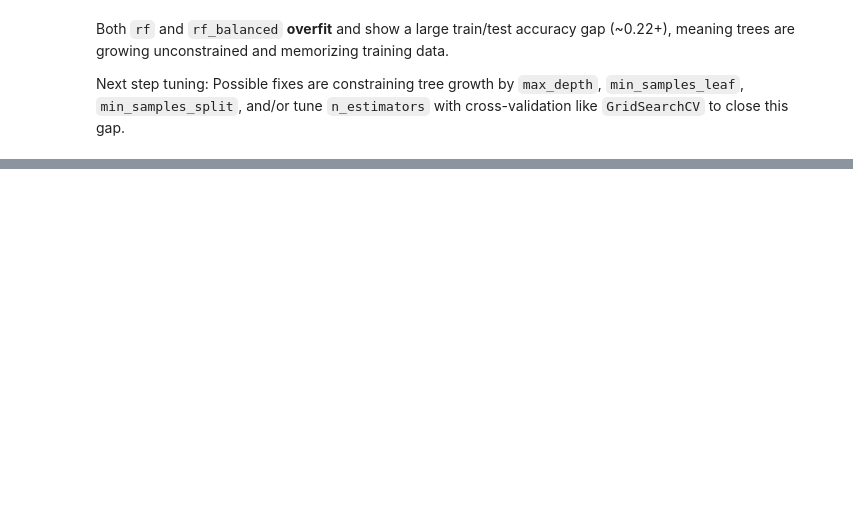
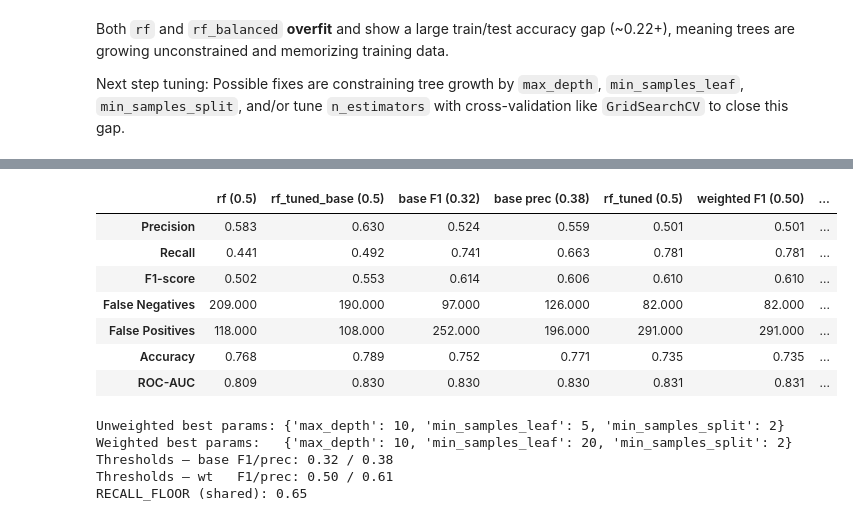
Before and after one commit to abdonkath/telco-churn-predictor, a Jupyter notebook: random-forest-model.ipynb, the cells around one changed output, grey strips where cells are left out. Drawn from its saved outputs; the diff is of its cells as text; code cells hidden in the pictures; blank space fills up the shorter version.

```diff
--- a/random-forest-model.ipynb
+++ b/random-forest-model.ipynb
@@ -201,0 +855,7 @@ Possible fixes are constraining tree growth by `max_depth`, `min_samples_leaf`,
+# %%
+y_pred_tuned_base = rf_tuned_base.predict(X_test)
+y_proba_tuned_base = rf_tuned_base.predict_proba(X_test)[:, 1]
+
+print(f"Accuracy: {accuracy_score(y_test, y_pred_tuned_base):.3f}")
+print(f"ROC-AUC:  {roc_auc_score(y_test, y_proba_tuned_base):.3f}\n")
+print(classification_report(y_test, y_pred_tuned_base, target_names=["No churn", "Churn"]))
@@ -201,0 +1057,11 @@ Possible fixes are constraining tree growth by `max_depth`, `min_samples_leaf`,
+# %%
+test_proba_base = rf_tuned_base.predict_proba(X_test)[:, 1]
+
+y_test_hat_base = (test_proba_base >= best_t_base).astype(int)
+y_test_hat_prec_base = (test_proba_base >= best_t_prec_base).astype(int)
+
+print(f"Frozen best_t_base (F1)              = {best_t_base:.2f}")
+print(f"Frozen best_t_prec_base (prec@recall)= {best_t_prec_base:.2f}  [floor={RECALL_FLOOR:.2f}]")
+print(f"Predicted churn rate @ 0.50:              {(test_proba_base >= 0.5).mean():.3f}")
+print(f"Predicted churn rate @ best_t_base:       {y_test_hat_base.mean():.3f}")
+print(f"Predicted churn rate @ best_t_prec_base:  {y_test_hat_prec_base.mean():.3f}")
@@ -201,0 +1182,49 @@ Possible fixes are constraining tree growth by `max_depth`, `min_samples_leaf`,
+# %%
+# Reuse churn_metrics_at_threshold from the weighted threshold section
+metrics_h2h = {
+    "rf (0.5)": churn_metrics_at_threshold(y_test, y_pred, y_pred_proba),
+    "rf_tuned_base (0.5)": churn_metrics_at_threshold(
+        y_test, y_pred_tuned_base, y_proba_tuned_base
+    ),
+    f"base F1 ({best_t_base:.2f})": churn_metrics_at_threshold(
+        y_test, y_test_hat_base, test_proba_base
+    ),
+    f"base prec ({best_t_prec_base:.2f})": churn_metrics_at_threshold(
+        y_test, y_test_hat_prec_base, test_proba_base
+    ),
+    "rf_tuned (0.5)": churn_metrics_at_threshold(y_test, y_pred_tuned, y_proba_tuned),
+    f"weighted F1 ({best_t:.2f})": churn_metrics_at_threshold(
+        y_test, y_test_hat, test_proba_thresh
+    ),
+    f"weighted prec ({best_t_prec:.2f})": churn_metrics_at_threshold(
+        y_test, y_test_hat_prec, test_proba_thresh
+    ),
+}
+
+comparison_h2h = pd.DataFrame(metrics_h2h)
+col_base_prec = f"base prec ({best_t_prec_base:.2f})"
+col_wt_prec = f"weighted prec ({best_t_prec:.2f})"
+comparison_h2h["Δ base_prec − wt_prec"] = (
+    comparison_h2h[col_base_prec] - comparison_h2h[col_wt_prec]
+)
+
+display(comparison_h2h.round(3))
+print("Unweighted best params:", gs_base.best_params_)
+print("Weighted best params:  ", gs.best_params_)
+print(f"Thresholds — base F1/prec: {best_t_base:.2f} / {best_t_prec_base:.2f}")
+print(f"Thresholds — wt   F1/prec: {best_t:.2f} / {best_t_prec:.2f}")
+print(f"RECALL_FLOOR (shared): {RECALL_FLOOR:.2f}")
+# %% [output]
+|  | rf (0.5) | rf_tuned_base (0.5) | base F1 (0.32) | base prec (0.38) | rf_tuned (0.5) | weighted F1 (0.50) | ... |
+| Precision | 0.583 | 0.630 | 0.524 | 0.559 | 0.501 | 0.501 | ... |
+| Recall | 0.441 | 0.492 | 0.741 | 0.663 | 0.781 | 0.781 | ... |
+| F1-score | 0.502 | 0.553 | 0.614 | 0.606 | 0.610 | 0.610 | ... |
+| False Negatives | 209.000 | 190.000 | 97.000 | 126.000 | 82.000 | 82.000 | ... |
+| False Positives | 118.000 | 108.000 | 252.000 | 196.000 | 291.000 | 291.000 | ... |
+| Accuracy | 0.768 | 0.789 | 0.752 | 0.771 | 0.735 | 0.735 | ... |
+| ROC-AUC | 0.809 | 0.830 | 0.830 | 0.830 | 0.831 | 0.831 | ... |
+Unweighted best params: {'max_depth': 10, 'min_samples_leaf': 5, 'min_samples_split': 2}
+Weighted best params:   {'max_depth': 10, 'min_samples_leaf': 20, 'min_samples_split': 2}
+Thresholds — base F1/prec: 0.32 / 0.38
+Thresholds — wt   F1/prec: 0.50 / 0.61
+RECALL_FLOOR (shared): 0.65
```
Also changed, not shown: parts of 70 cells of this notebook, 4 other files.
